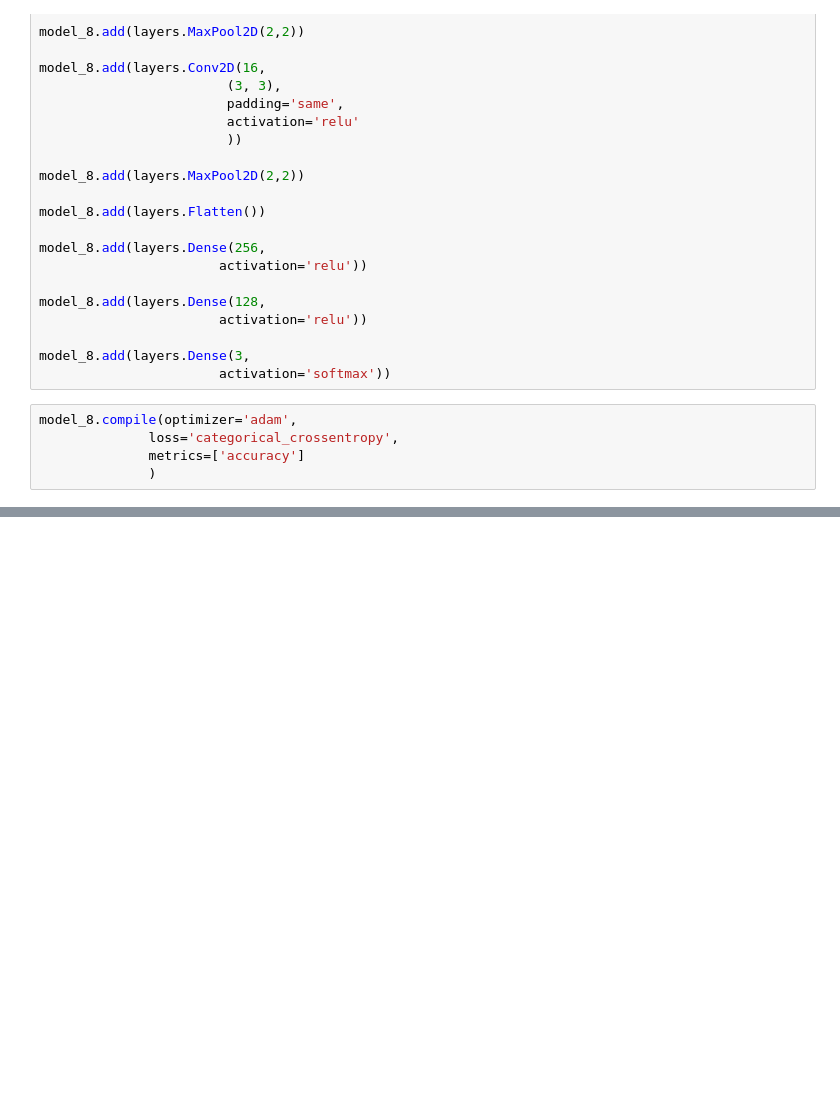
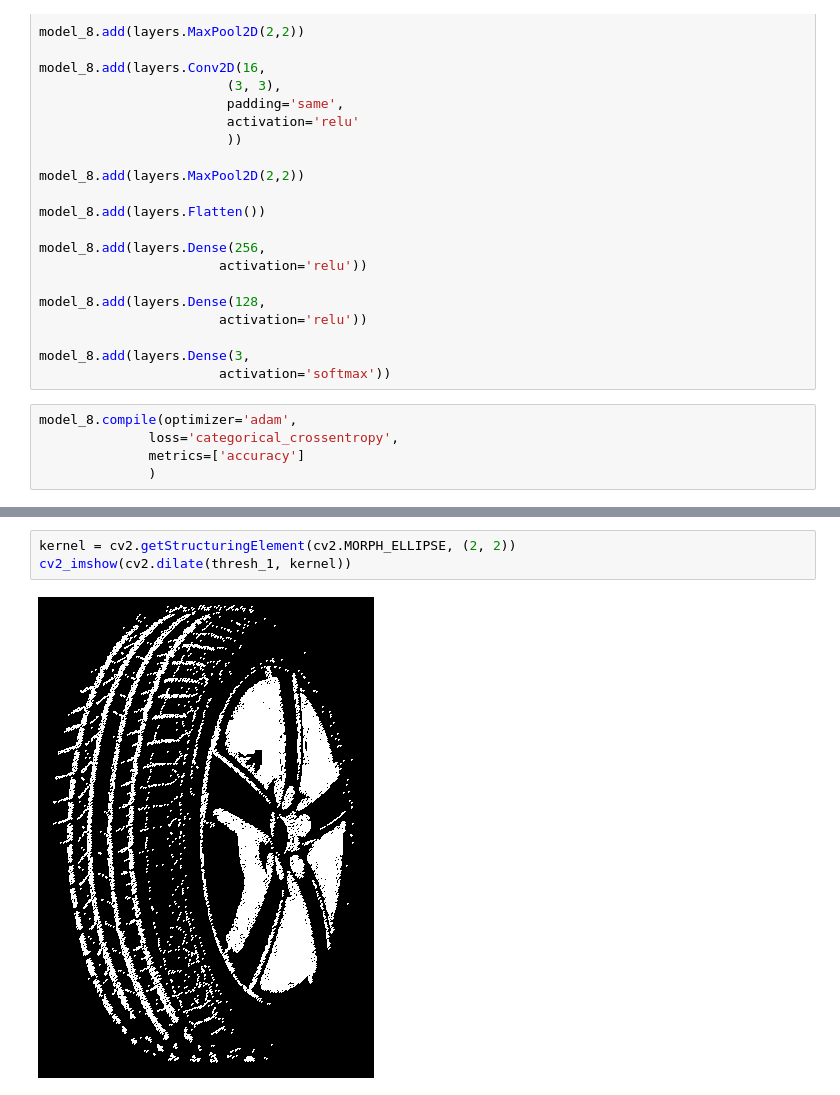
Before and after one commit to lukzedle/TireTreadClassifier, a Jupyter notebook: Tires_Computer_Vision.ipynb, the cells around one changed output, grey strips where cells are left out. Cells and saved outputs as stored; diff of their text form; blank space fills up the shorter version.

```diff
--- a/Tires_Computer_Vision.ipynb
+++ b/Tires_Computer_Vision.ipynb
@@ -1164,0 +1347,5 @@ Epoch 10/10
+# %%
+kernel = cv2.getStructuringElement(cv2.MORPH_ELLIPSE, (2, 2))
+cv2_imshow(cv2.dilate(thresh_1, kernel))
+# %% [output]
+[figure, added]
```
Also changed, not shown: parts of 61 cells of this notebook.
